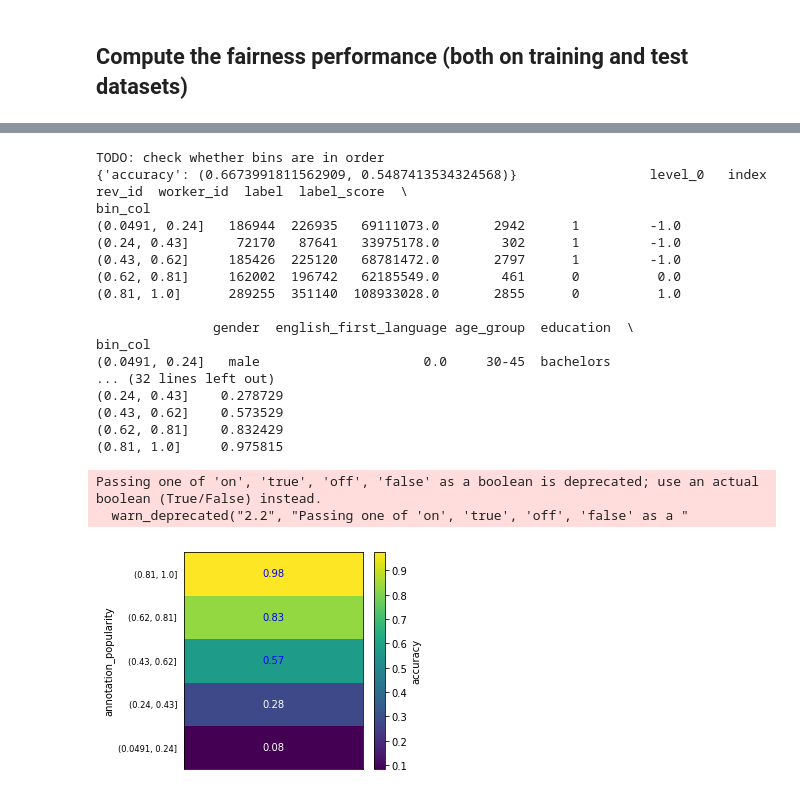
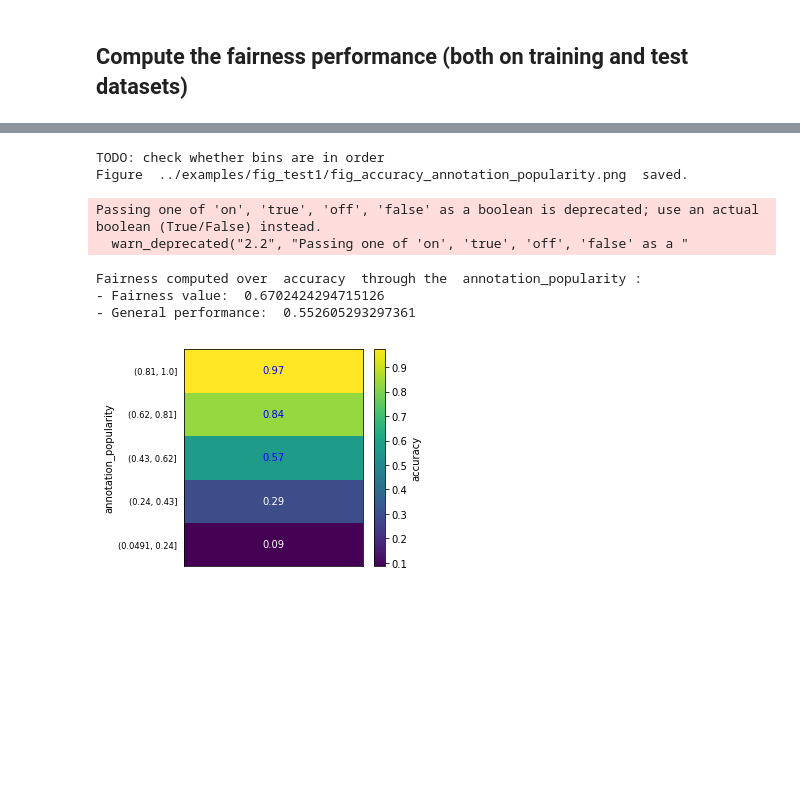
Before and after one commit to agathe-balayn/AIF360, a Jupyter notebook: examples/tutorial_inclusiveness.ipynb, the cells around one changed output, grey strips where cells are left out. Saved outputs shown, nothing was run; the diff lists cells and outputs as text; code cells hidden in the pictures; blank space fills up the shorter version.

Commit message:
added figure saving option

```diff
--- a/examples/tutorial_inclusiveness.ipynb
+++ b/examples/tutorial_inclusiveness.ipynb
@@ -223,31 +220,26 @@ Name: pred_1, dtype: int64
 
 # On the test set
 metrics_inclusiveness_test = InclusivenessLabelDatasetMetric(dataset_orig_test)
-# %%
-# Fairness through the angle of the annotations and their accuracy.
-metric_result, data_metric = metrics_inclusiveness_test.compute_metric(prediction_col, 'label', 'annotation_popularity', ('accuracy',), characterization=True)
-print(metric_result, data_metric)
-# %% [output]
-TODO: check whether bins are in order
-{'accuracy': (0.6673991811562909, 0.5487413534324568)}                 level_0   index       rev_id  worker_id  label  label_score  \
-bin_col
-(0.0491, 0.24]   186944  226935   69111073.0       2942      1         -1.0
-(0.24, 0.43]      72170   87641   33975178.0        302      1         -1.0
-(0.43, 0.62]     185426  225120   68781472.0       2797      1         -1.0
-(0.62, 0.81]     162002  196742   62185549.0        461      0          0.0
-(0.81, 1.0]      289255  351140  108933028.0       2855      0          1.0
-
-               gender  english_first_language age_group  education  \
-bin_col
-(0.0491, 0.24]   male                     0.0     30-45  bachelors
-... (32 lines left out)
-(0.24, 0.43]    0.278729
-(0.43, 0.62]    0.573529
-(0.62, 0.81]    0.832429
-(0.81, 1.0]     0.975815
-Passing one of 'on', 'true', 'off', 'false' as a boolean is deprecated; use an actual boolean (True/False) instead.
-  warn_deprecated("2.2", "Passing one of 'on', 'true', 'off', 'false' as a "
-[figure, removed]
+# %%
+## Example: Fairness through the angle of the annotations and their accuracy.
+# Choose "accuracy" as the target metric.
+# Choose "annotation_popularity" as the fairness angle to investigate.
+# Choose "characterization = True" to visualize the fairness elements.
+target_metric = ('accuracy',)
+fairness_angle = 'annotation_popularity'
+metric_result, data_metric = metrics_inclusiveness_test.compute_metric(prediction_col, 'label', fairness_angle, target_metric, characterization=True, image_folder='fig_test1')
+print("Fairness computed over ", target_metric[0], " through the ", fairness_angle, ":")
+print("- Fairness value: ", metric_result[target_metric[0]][0])
+print("- General performance: ", metric_result[target_metric[0]][1])
+# %% [output]
+TODO: check whether bins are in order
+Figure  ../examples/fig_test1/fig_accuracy_annotation_popularity.png  saved.
+Passing one of 'on', 'true', 'off', 'false' as a boolean is deprecated; use an actual boolean (True/False) instead.
+  warn_deprecated("2.2", "Passing one of 'on', 'true', 'off', 'false' as a "
+Fairness computed over  accuracy  through the  annotation_popularity :
+- Fairness value:  0.6702424294715126
+- General performance:  0.552605293297361
+[figure, added]
 # %%
 # Fairness through the angle of the annotations and their accuracy, F-measure and other rates.
 metric_result, data_metric = metrics_inclusiveness_test.compute_metric(prediction_col, 'label', 'annotation_popularity', ('accuracy', 'F1', 'TPR', 'TNR', 'FPR', 'FNR'), characterization=True)
```
Also changed, not shown: parts of 9 cells of this notebook, 2 other files.
